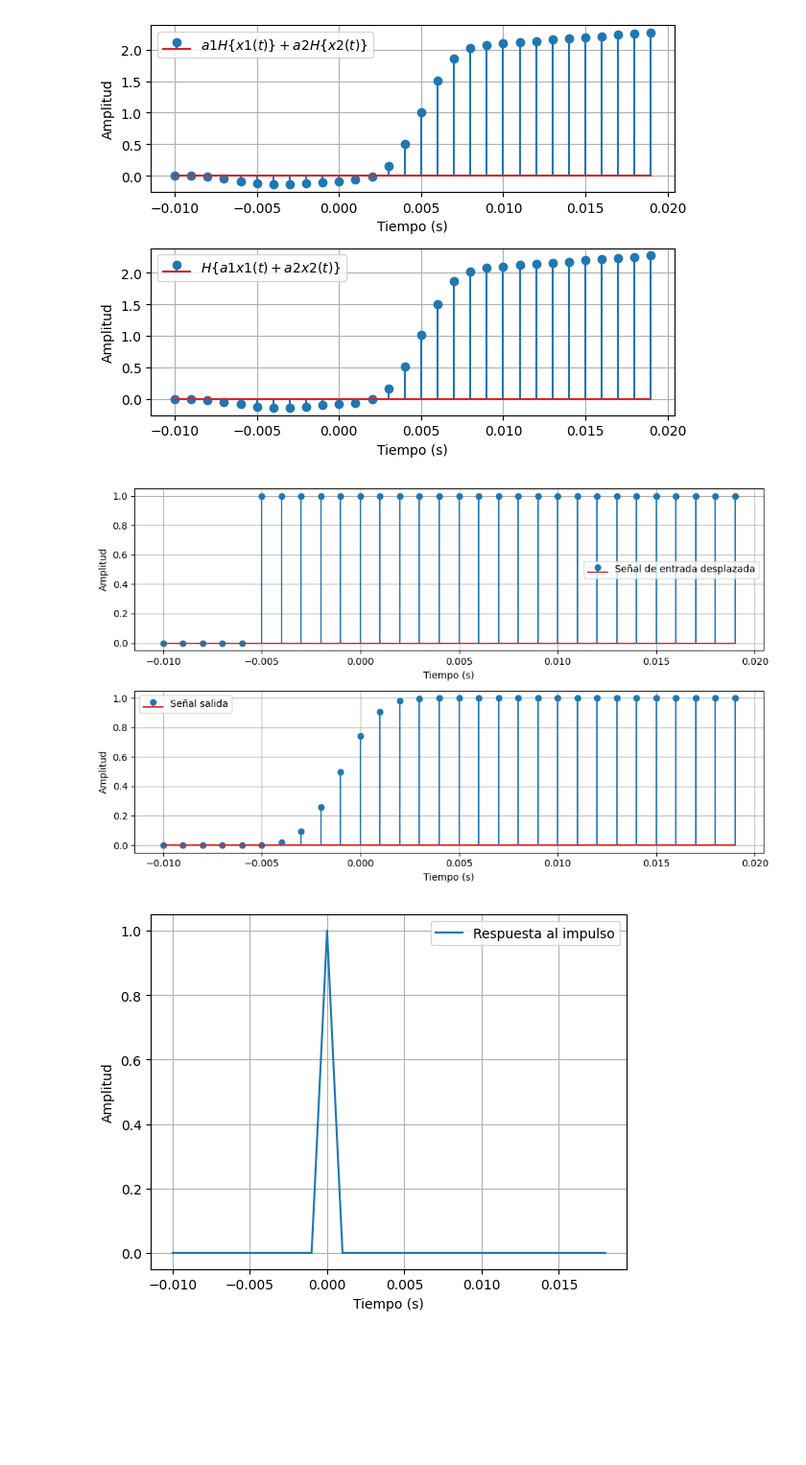
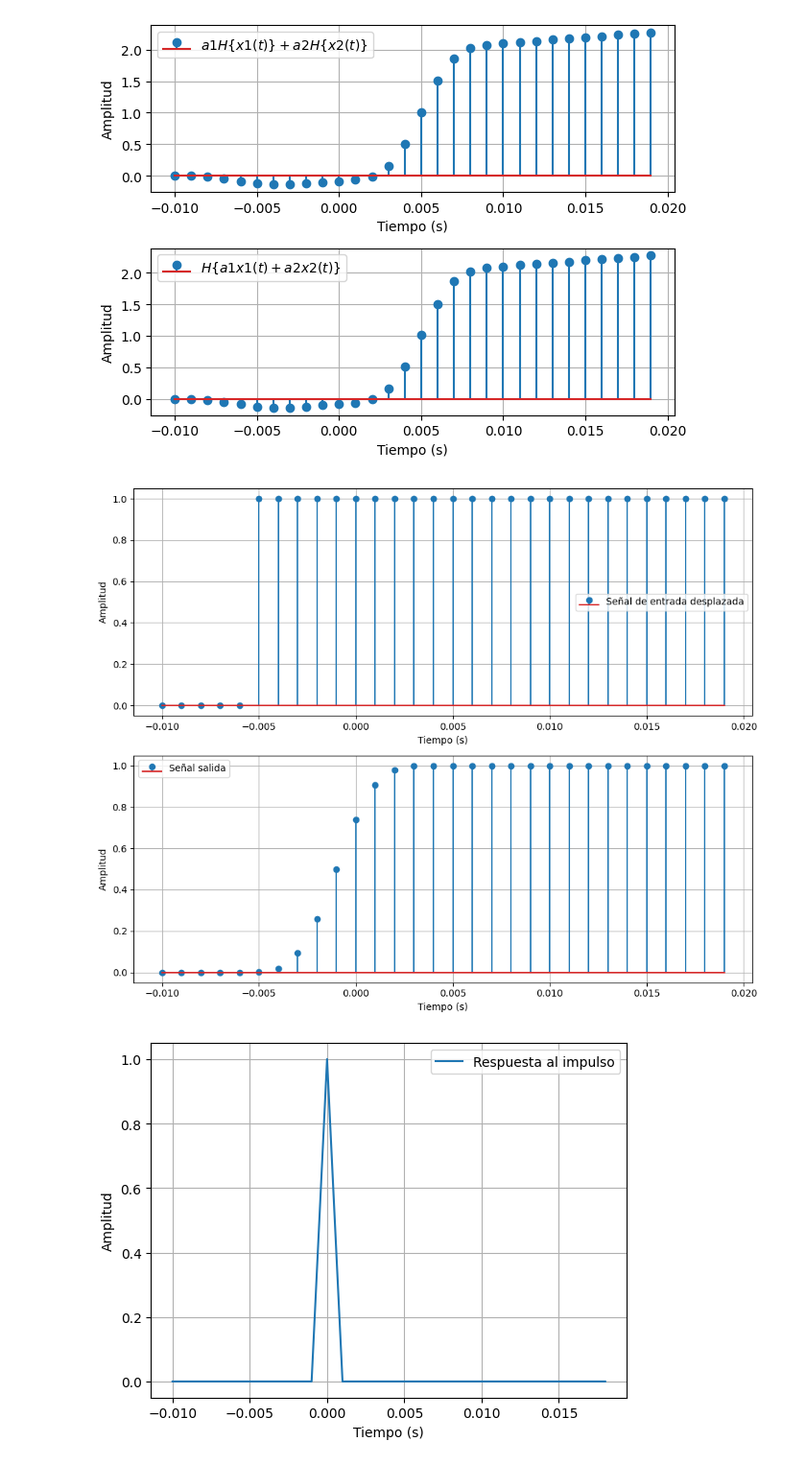
Before and after one commit to Saritah22/se-alessysistemas, a Jupyter notebook: parcial_1.ipynb, the cells around one changed output. Shown at 96% size. Drawn from its saved outputs; the diff is of its cells as text; code cells hidden in the pictures; blank space fills up the shorter version.

```diff
--- a/parcial_1.ipynb
+++ b/parcial_1.ipynb
@@ -258,30 +275,30 @@ plt.show()
 # %%
 #verificamos la invariancia en el tiempo
 fs = my_system.fs #frecuencia de muestreo
-t = np.arange(-0.01, 0.02, 1/fs)  # Tiempo
+t = np.arange(-0.01, 0.02, 1/fs)  # Tiempo # crear vector
 to = -0.0058 # poner un valor dentro del rango desplazamiento
 signal_u = np.heaviside(t-to,1) # función heaviside desplazada
 y_u = my_system.predict(signal_u) #respuesta ecalamiento
 
 
 
 # Visualización de las señales
 
-fig, axs = plt.subplots(2,1, figsize=(10, 6))
+fig, axs = plt.subplots(2,1, figsize=(10, 8))
 axs[0].stem(t, signal_u, label='Señal de entrada desplazada')
 axs[0].set_xlabel('Tiempo (s)')
 axs[0].set_ylabel('Amplitud')
 axs[0].legend()
 axs[0].grid()
 axs[1].stem(t,y_u, label='Señal salida')
 axs[1].set_xlabel('Tiempo (s)')
 axs[1].set_ylabel('Amplitud')
 axs[1].legend()
 axs[1].grid()
 plt.tight_layout()
 plt.show()
 # %% [output]
-[figure, old version]
+[figure, new version]
 # %%
 #ya que se verifico es SLIT vamos a determinar su respuesta al impulso
 h_n = np.diff(signal_u_one) #encontramos la respuesta al impulso derivando la salida del sistema
```
Also changed, not shown: parts of 6 cells of this notebook.
